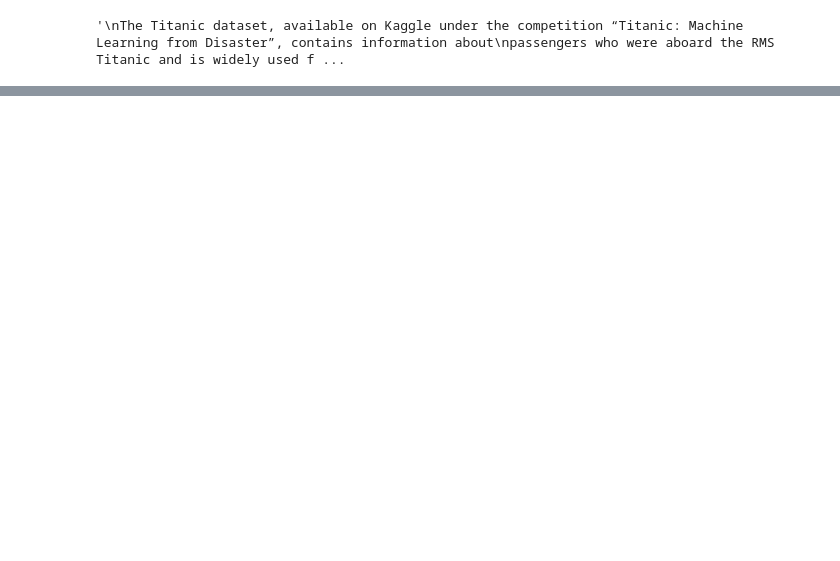
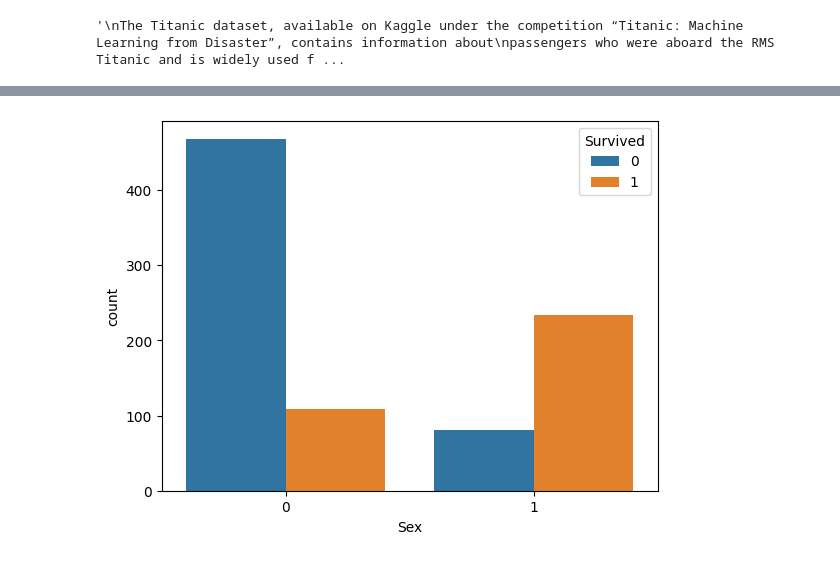
Before and after one commit to LazyYeou/AkuRajaAI, a Jupyter notebook: titanic/titanic-model.ipynb, the cells around one changed output, grey strips where cells are left out. Drawn from its saved outputs; the diff is of its cells as text; code cells hidden in the pictures; blank space fills up the shorter version.

```diff
--- a/titanic/titanic-model.ipynb
+++ b/titanic/titanic-model.ipynb
@@ -53,0 +77,5 @@ KeyError: "['Name', 'Sex'] not found in axis"
+# %%
+sns.countplot(x='Sex', hue='Survived', data=train_df)
+plt.show()
+# %% [output]
+[figure, added]
```
Also changed, not shown: parts of 6 cells of this notebook, 11 other files.
